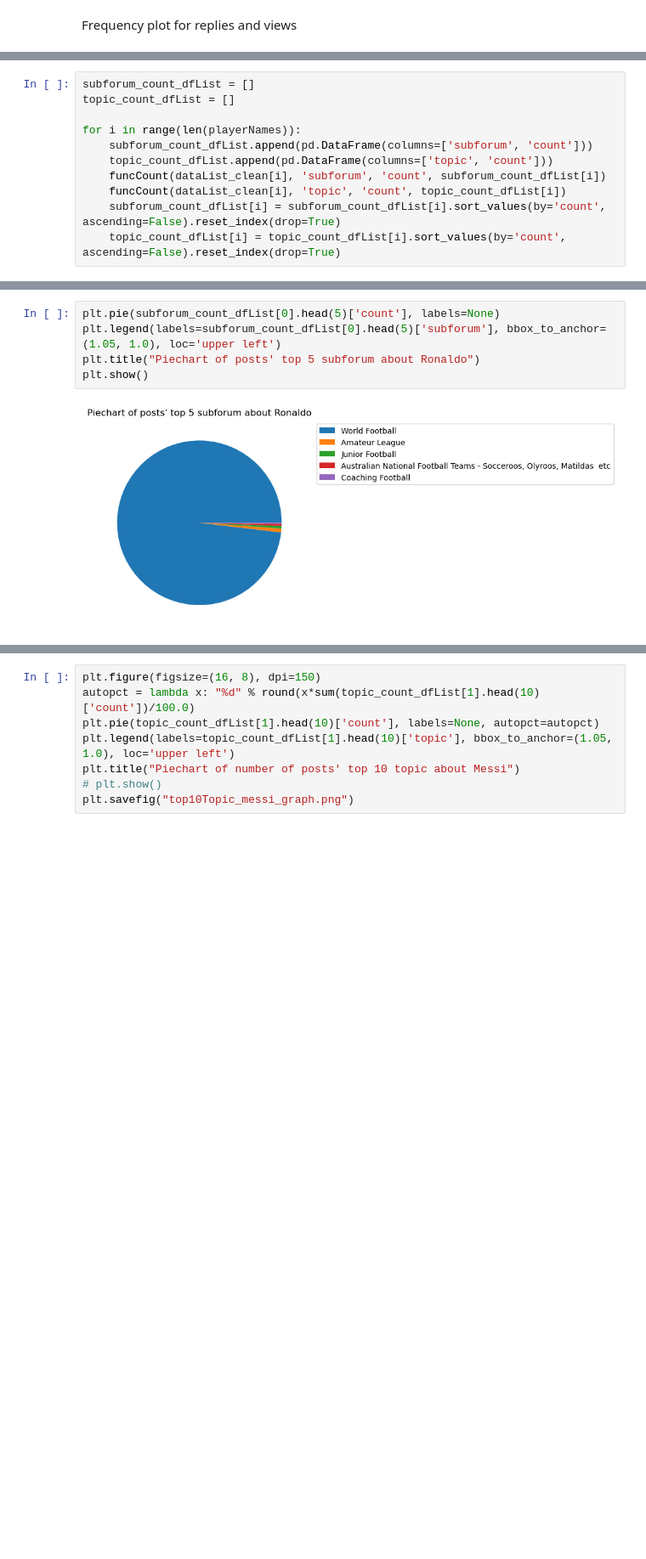
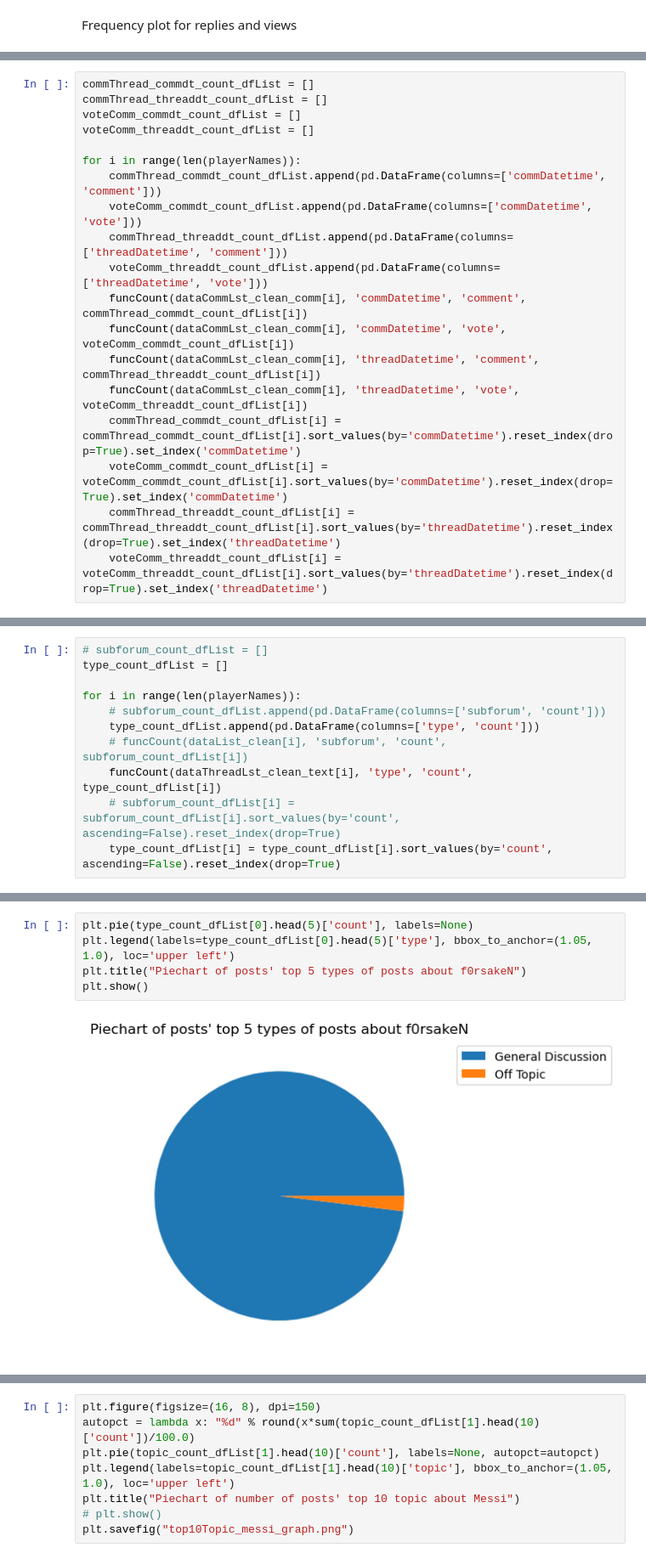
Before and after one commit to rkynaa/vlr-forum-beautifulsoup, a Jupyter notebook: BeautifulSoup_analysis.ipynb, the cells around one changed output, grey strips where cells are left out. Shown at 85% size. Drawn from its saved outputs; the diff is of its cells as text; blank space fills up the shorter version.

Commit message:
9th Commit (Data Exploration)

```diff
--- a/BeautifulSoup_analysis.ipynb
+++ b/BeautifulSoup_analysis.ipynb
@@ -320 +488,20 @@ for i in range(len(playerNames)):
+# %%
+commThread_commdt_count_dfList = []
+commThread_threaddt_count_dfList = []
+voteComm_commdt_count_dfList = []
+voteComm_threaddt_count_dfList = []
+
+for i in range(len(playerNames)):
+    commThread_commdt_count_dfList.append(pd.DataFrame(columns=['commDatetime', 'comment']))
+    voteComm_commdt_count_dfList.append(pd.DataFrame(columns=['commDatetime', 'vote']))
+    commThread_threaddt_count_dfList.append(pd.DataFrame(columns=['threadDatetime', 'comment']))
+    voteComm_threaddt_count_dfList.append(pd.DataFrame(columns=['threadDatetime', 'vote']))
+    funcCount(dataCommLst_clean_comm[i], 'commDatetime', 'comment', commThread_commdt_count_dfList[i])
+    funcCount(dataCommLst_clean_comm[i], 'commDatetime', 'vote', voteComm_commdt_count_dfList[i])
+    funcCount(dataCommLst_clean_comm[i], 'threadDatetime', 'comment', commThread_threaddt_count_dfList[i])
+    funcCount(dataCommLst_clean_comm[i], 'threadDatetime', 'vote', voteComm_threaddt_count_dfList[i])
+    commThread_commdt_count_dfList[i] = commThread_commdt_count_dfList[i].sort_values(by='commDatetime').reset_index(drop=True).set_index('commDatetime')
+    voteComm_commdt_count_dfList[i] = voteComm_commdt_count_dfList[i].sort_values(by='commDatetime').reset_index(drop=True).set_index('commDatetime')
+    commThread_threaddt_count_dfList[i] = commThread_threaddt_count_dfList[i].sort_values(by='threadDatetime').reset_index(drop=True).set_index('threadDatetime')
+    voteComm_threaddt_count_dfList[i] = voteComm_threaddt_count_dfList[i].sort_values(by='threadDatetime').reset_index(drop=True).set_index('threadDatetime')
 # %%
@@ -327,13 +514,13 @@ funcCount(dataList_clean_ronaldo, 'datetime', 'views', view_count_dfList_ronaldo
 repl_count_dfList_ronaldo = repl_count_dfList_ronaldo.sort_values(by='datetime').reset_index(drop=True).set_index('datetime')
 view_count_dfList_ronaldo = view_count_dfList_ronaldo.sort_values(by='datetime').reset_index(drop=True).set_index('datetime')
 # %%
-subforum_count_dfList = []
-topic_count_dfList = []
+# subforum_count_dfList = []
+type_count_dfList = []
 
 for i in range(len(playerNames)):
-    subforum_count_dfList.append(pd.DataFrame(columns=['subforum', 'count']))
-    topic_count_dfList.append(pd.DataFrame(columns=['topic', 'count']))
-    funcCount(dataList_clean[i], 'subforum', 'count', subforum_count_dfList[i])
-    funcCount(dataList_clean[i], 'topic', 'count', topic_count_dfList[i])
-    subforum_count_dfList[i] = subforum_count_dfList[i].sort_values(by='count', ascending=False).reset_index(drop=True)
-    topic_count_dfList[i] = topic_count_dfList[i].sort_values(by='count', ascending=False).reset_index(drop=True)
+    # subforum_count_dfList.append(pd.DataFrame(columns=['subforum', 'count']))
+    type_count_dfList.append(pd.DataFrame(columns=['type', 'count']))
+    # funcCount(dataList_clean[i], 'subforum', 'count', subforum_count_dfList[i])
+    funcCount(dataThreadLst_clean_text[i], 'type', 'count', type_count_dfList[i])
+    # subforum_count_dfList[i] = subforum_count_dfList[i].sort_values(by='count', ascending=False).reset_index(drop=True)
+    type_count_dfList[i] = type_count_dfList[i].sort_values(by='count', ascending=False).reset_index(drop=True)
@@ -403,11 +590,11 @@ plt.show()
 # %% [output]
 [figure]
 # %%
-plt.pie(subforum_count_dfList[0].head(5)['count'], labels=None)
-plt.legend(labels=subforum_count_dfList[0].head(5)['subforum'], bbox_to_anchor=(1.05, 1.0), loc='upper left')
-plt.title("Piechart of posts' top 5 subforum about Ronaldo")
+plt.pie(type_count_dfList[0].head(5)['count'], labels=None)
+plt.legend(labels=type_count_dfList[0].head(5)['type'], bbox_to_anchor=(1.05, 1.0), loc='upper left')
+plt.title("Piechart of posts' top 5 types of posts about f0rsakeN")
 plt.show()
 # %% [output]
-[figure, old version]
+[figure, new version]
 # %%
 plt.figure(figsize=(16, 8), dpi=150)
```
Also changed, not shown: parts of 61 cells of this notebook, 54 other files.
